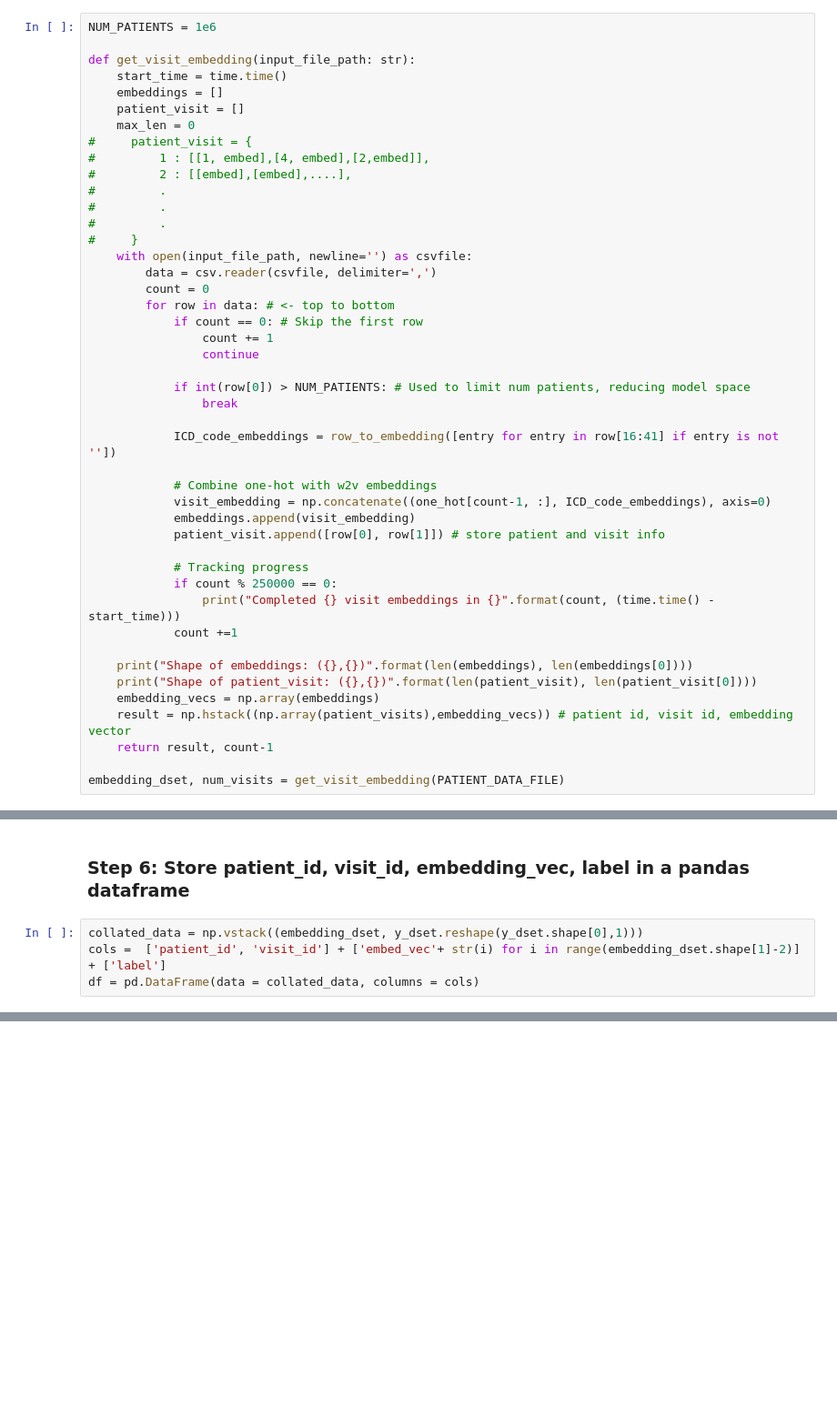
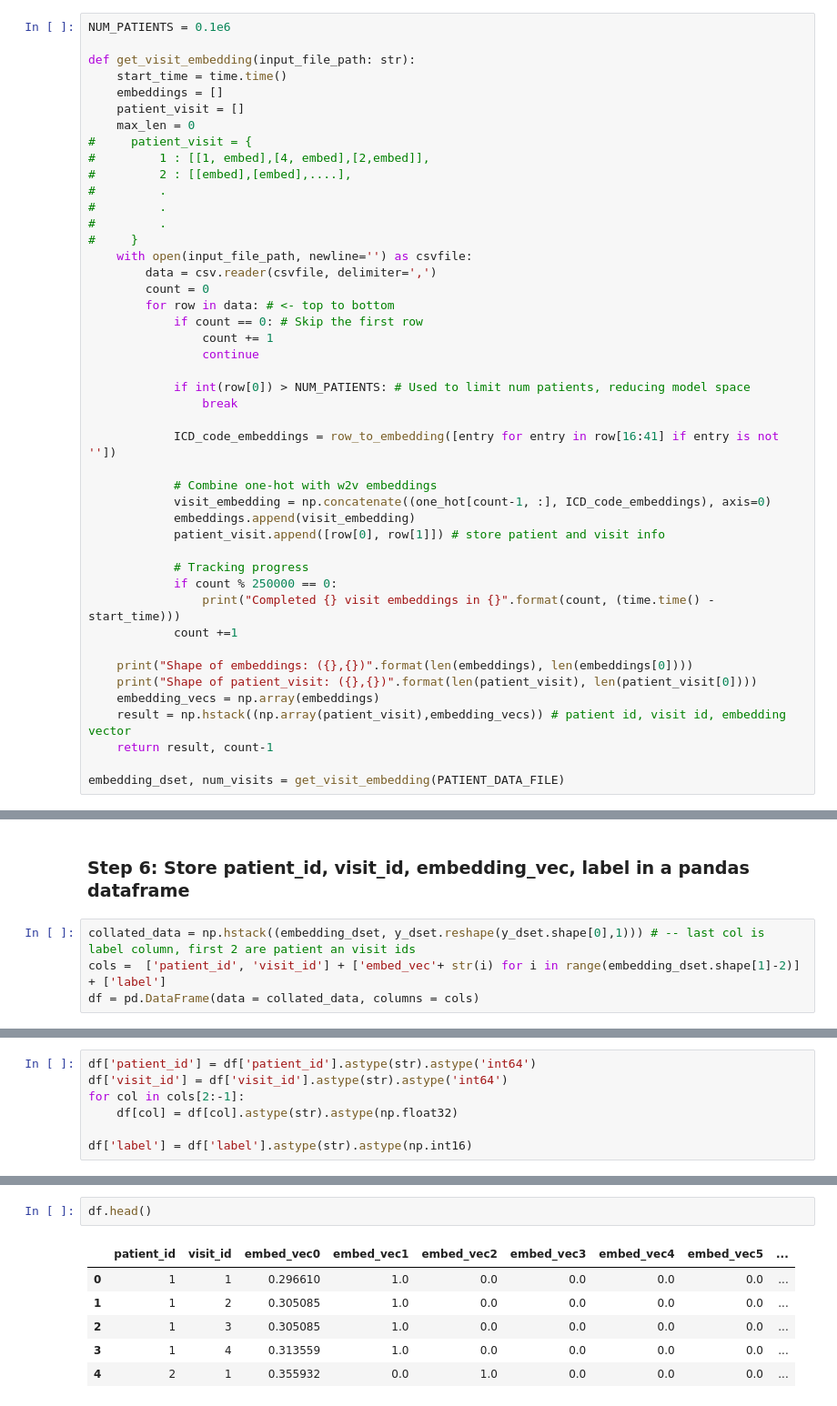
Before and after one commit to sakshamg94/Biomed-Data-Science-NLP-Project, a Jupyter notebook: embeddingsv2.ipynb, the cells around one changed output, grey strips where cells are left out. Shown: that part at 91% size. Cells and saved outputs as stored; diff of their text form; blank space fills up the shorter version.

```diff
--- a/embeddingsv2.ipynb
+++ b/embeddingsv2.ipynb
@@ -215,5 +215,5 @@ We read in the patient visit csv file again and create embeddings for each visit
 # %%
-NUM_PATIENTS = 1e6
+NUM_PATIENTS = 0.1e6
 
 def get_visit_embedding(input_file_path: str):
     start_time = time.time()
@@ -253,7 +253,7 @@ def get_visit_embedding(input_file_path: str):
     print("Shape of embeddings: ({},{})".format(len(embeddings), len(embeddings[0])))
     print("Shape of patient_visit: ({},{})".format(len(patient_visit), len(patient_visit[0])))
     embedding_vecs = np.array(embeddings)
-    result = np.hstack((np.array(patient_visits),embedding_vecs)) # patient id, visit id, embedding vector
+    result = np.hstack((np.array(patient_visit),embedding_vecs)) # patient id, visit id, embedding vector
     return result, count-1
 
 embedding_dset, num_visits = get_visit_embedding(PATIENT_DATA_FILE)
@@ -343,6 +326,6 @@ assert(num_labels == num_visits)
 # %% [markdown]
 ### Step 6: Store patient_id, visit_id, embedding_vec, label in a pandas dataframe
 # %%
-collated_data = np.vstack((embedding_dset, y_dset.reshape(y_dset.shape[0],1)))
+collated_data = np.hstack((embedding_dset, y_dset.reshape(y_dset.shape[0],1))) # -- last col is label column, first 2 are patient an visit ids
 cols =  ['patient_id', 'visit_id'] + ['embed_vec'+ str(i) for i in range(embedding_dset.shape[1]-2)] + ['label']
 df = pd.DataFrame(data = collated_data, columns = cols)
@@ -378,0 +334,7 @@ e
+# %%
+df['patient_id'] = df['patient_id'].astype(str).astype('int64')
+df['visit_id'] = df['visit_id'].astype(str).astype('int64')
+for col in cols[2:-1]:
+    df[col] = df[col].astype(str).astype(np.float32)
+
+df['label'] = df['label'].astype(str).astype(np.int16)
@@ -378,0 +367,9 @@ e
+# %%
+df.head()
+# %% [output]
+|  | patient_id | visit_id | embed_vec0 | embed_vec1 | embed_vec2 | embed_vec3 | embed_vec4 | embed_vec5 | ... |
+| 0 | 1 | 1 | 0.296610 | 1.0 | 0.0 | 0.0 | 0.0 | 0.0 | ... |
+| 1 | 1 | 2 | 0.305085 | 1.0 | 0.0 | 0.0 | 0.0 | 0.0 | ... |
+| 2 | 1 | 3 | 0.305085 | 1.0 | 0.0 | 0.0 | 0.0 | 0.0 | ... |
+| 3 | 1 | 4 | 0.313559 | 1.0 | 0.0 | 0.0 | 0.0 | 0.0 | ... |
+| 4 | 2 | 1 | 0.355932 | 0.0 | 1.0 | 0.0 | 0.0 | 0.0 | ... |
```
Also changed, not shown: parts of 48 cells of this notebook.
